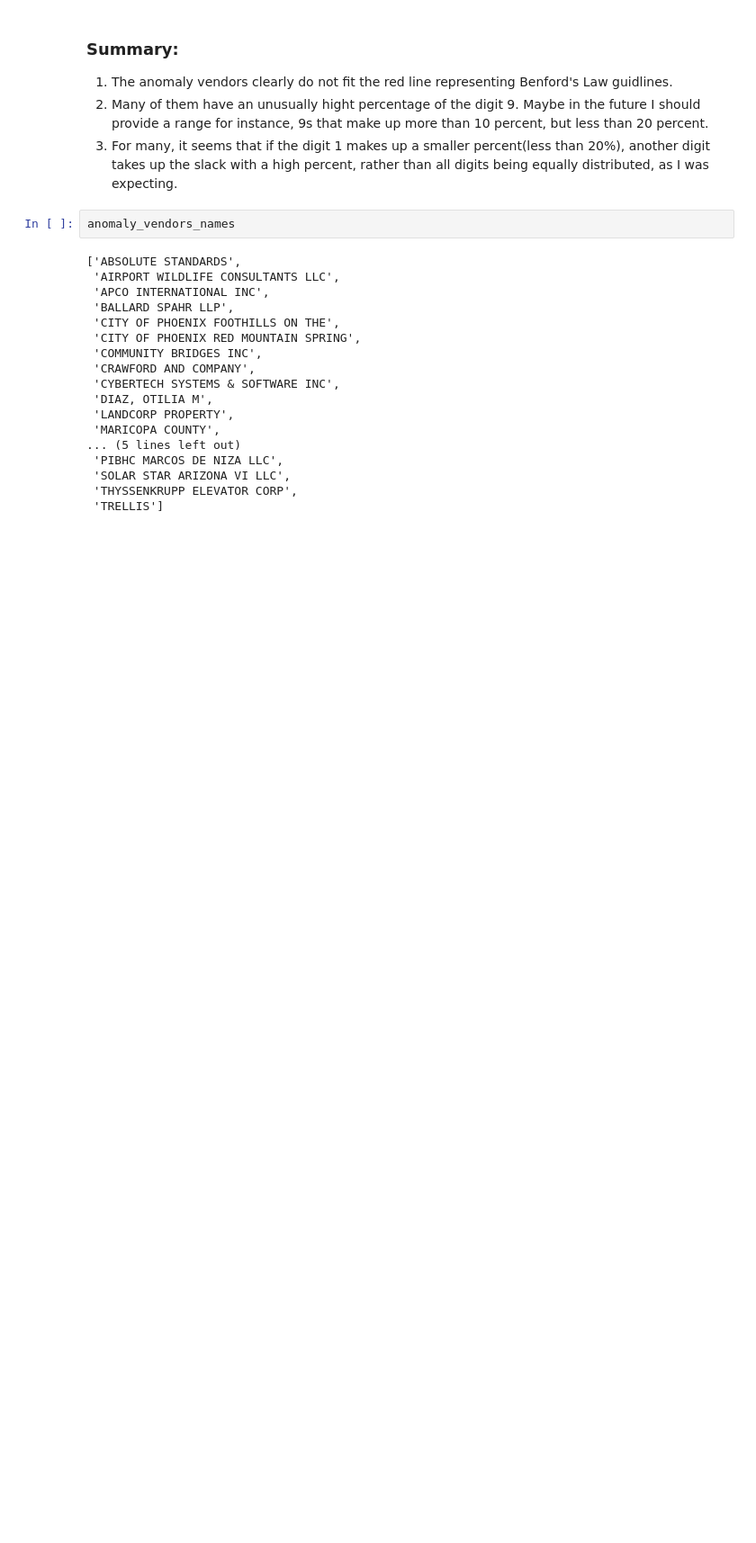
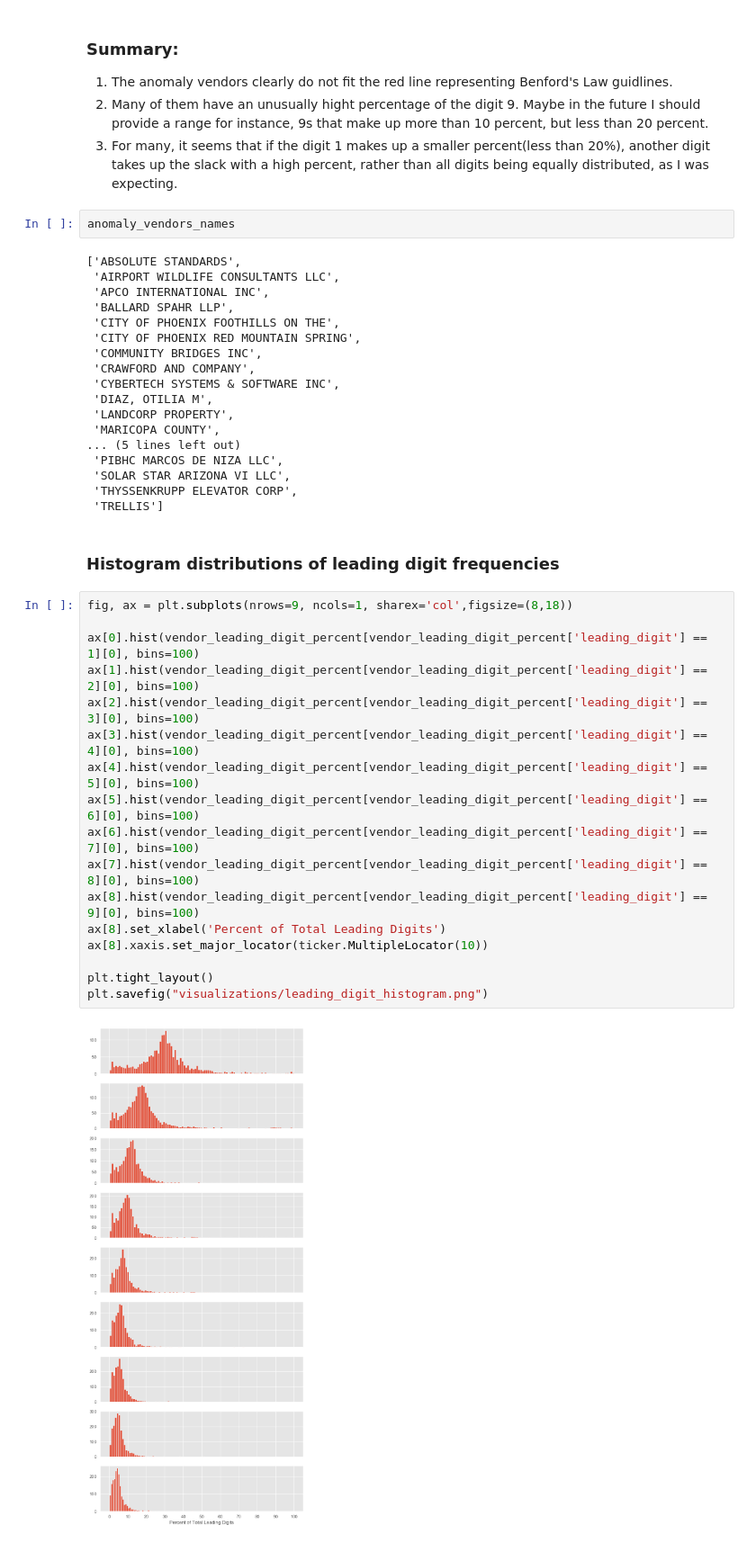
Before and after one commit to mrkjhsn/City-of-Phoenix-Vendor-Payments, a Jupyter notebook: benfords_law_analysis.ipynb, the cells around one changed output. Shown at 90% size. Drawn from its saved outputs; the diff is of its cells as text; blank space fills up the shorter version.

```diff
--- a/benfords_law_analysis.ipynb
+++ b/benfords_law_analysis.ipynb
@@ -245,3 +243,24 @@ anomaly_vendors_names
  'SOLAR STAR ARIZONA VI LLC',
  'THYSSENKRUPP ELEVATOR CORP',
  'TRELLIS']
+# %% [markdown]
+### Histogram distributions of leading digit frequencies
+# %%
+fig, ax = plt.subplots(nrows=9, ncols=1, sharex='col',figsize=(8,18))
+
+ax[0].hist(vendor_leading_digit_percent[vendor_leading_digit_percent['leading_digit'] == 1][0], bins=100)
+ax[1].hist(vendor_leading_digit_percent[vendor_leading_digit_percent['leading_digit'] == 2][0], bins=100)
+ax[2].hist(vendor_leading_digit_percent[vendor_leading_digit_percent['leading_digit'] == 3][0], bins=100)
+ax[3].hist(vendor_leading_digit_percent[vendor_leading_digit_percent['leading_digit'] == 4][0], bins=100)
+ax[4].hist(vendor_leading_digit_percent[vendor_leading_digit_percent['leading_digit'] == 5][0], bins=100)
+ax[5].hist(vendor_leading_digit_percent[vendor_leading_digit_percent['leading_digit'] == 6][0], bins=100)
+ax[6].hist(vendor_leading_digit_percent[vendor_leading_digit_percent['leading_digit'] == 7][0], bins=100)
+ax[7].hist(vendor_leading_digit_percent[vendor_leading_digit_percent['leading_digit'] == 8][0], bins=100)
+ax[8].hist(vendor_leading_digit_percent[vendor_leading_digit_percent['leading_digit'] == 9][0], bins=100)
+ax[8].set_xlabel('Percent of Total Leading Digits')
+ax[8].xaxis.set_major_locator(ticker.MultipleLocator(10))
+
+plt.tight_layout()
+plt.savefig("visualizations/leading_digit_histogram.png")
+# %% [output]
+[figure, added]
```
Also changed, not shown: parts of 5 cells of this notebook.
